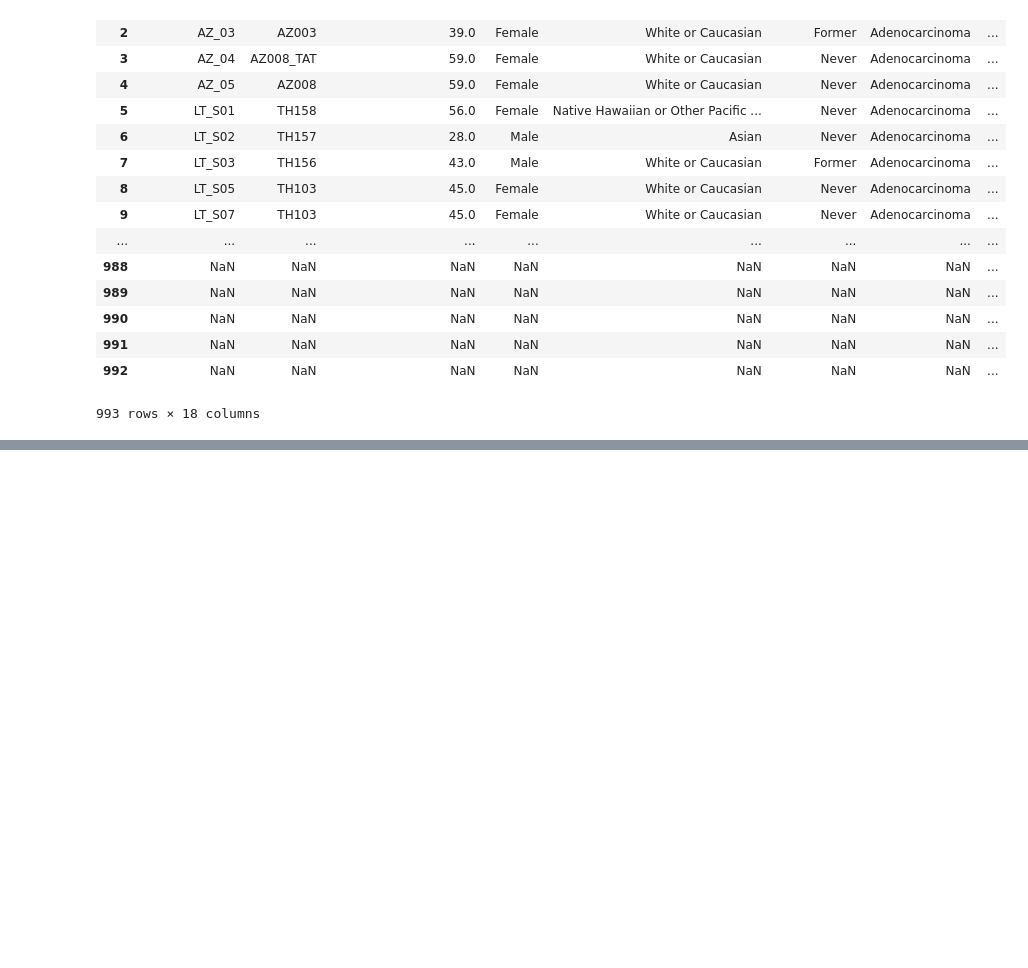
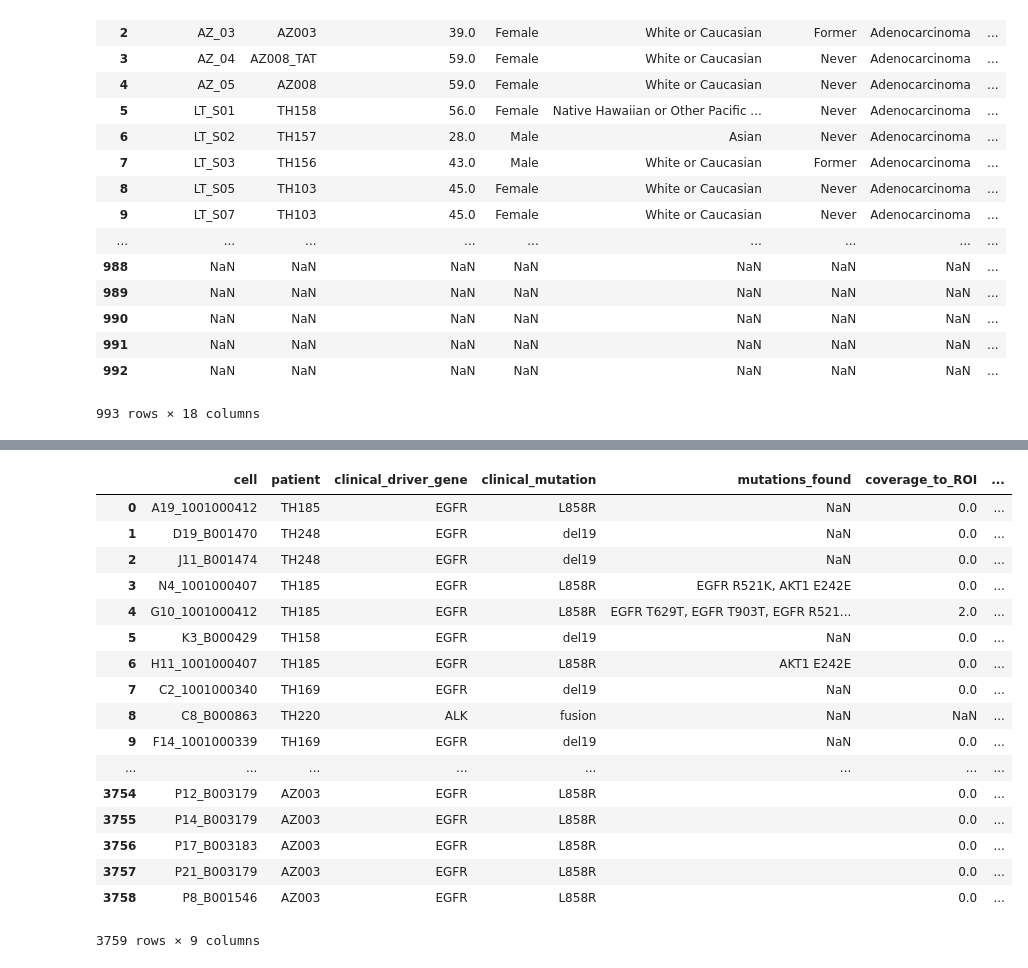
Before and after one commit to lincoln-harris/process_new_cells, a Jupyter notebook: validation_tables/create_validation_table.ipynb, the cells around one changed output, grey strips where cells are left out. Cells and saved outputs as stored; diff of their text form; code cells hidden in the pictures; blank space fills up the shorter version.

```diff
--- a/validation_tables/create_validation_table.ipynb
+++ b/validation_tables/create_validation_table.ipynb
@@ -154,0 +173,29 @@ cell
+# %%
+# fuck it let me add the nontumor as well
+for cell in list(nontumor_matches_df.index):
+    if cell not in list(valtable_52219.cell):
+        print(cell)
+        sample = nontumor_matches_df.loc[cell].sample_name
+        meta_row = supp_meta[supp_meta['Sample Name'] == sample]
+        patient_id = list(meta_row['Patient ID'])[0]
+        driver_mut_str = list(meta_row['Oncogenic Driver Mutation'])[0]
+
+        try:
+            driver_gene = driver_mut_str.split(' ')[0]
+            driver_mut = driver_mut_str.split(' ')[1]
+        except IndexError:   # one of these guys is only annotated as 'EGFR' for some reason
+            driver_gene = driver_mut_str.split(' ')[0]
+            driver_mut = ''
+
+        new_row = {} # use a dict instead of a df?
+        new_row['cell'] = cell
+        new_row['patient'] = patient_id
+        new_row['clinical_driver_gene'] = driver_gene
+        new_row['clinical_mutation'] = driver_mut
+        new_row['mutations_found'] = ''
+        new_row['coverage_to_ROI'] = 0.0
+        new_row['clinical_mutation_found_bool'] = 0
+        new_row['tumorCell_bool'] = 0
+        new_row['sample_name'] = sample
+
+        valtable_52219 = valtable_52219.append(new_row, ignore_index=True)
@@ -154,0 +241,24 @@ cell
+# %%
+# nice!
+valtable_52219_tumor = valtable_52219[valtable_52219.tumorCell_bool == 1]
+valtable_52219_tumor = valtable_52219_tumor.reset_index(drop=True)
+valtable_52219_tumor
+# %% [output]
+|  | cell | patient | clinical_driver_gene | clinical_mutation | mutations_found | coverage_to_ROI | ... |
+| 0 | A19_1001000412 | TH185 | EGFR | L858R | NaN | 0.0 | ... |
+| 1 | D19_B001470 | TH248 | EGFR | del19 | NaN | 0.0 | ... |
+| 2 | J11_B001474 | TH248 | EGFR | del19 | NaN | 0.0 | ... |
+| 3 | N4_1001000407 | TH185 | EGFR | L858R | EGFR R521K, AKT1 E242E | 0.0 | ... |
+| 4 | G10_1001000412 | TH185 | EGFR | L858R | EGFR T629T, EGFR T903T, EGFR R521... | 2.0 | ... |
+| 5 | K3_B000429 | TH158 | EGFR | del19 | NaN | 0.0 | ... |
+| 6 | H11_1001000407 | TH185 | EGFR | L858R | AKT1 E242E | 0.0 | ... |
+| 7 | C2_1001000340 | TH169 | EGFR | del19 | NaN | 0.0 | ... |
+| 8 | C8_B000863 | TH220 | ALK | fusion | NaN | NaN | ... |
+| 9 | F14_1001000339 | TH169 | EGFR | del19 | NaN | 0.0 | ... |
+| ... | ... | ... | ... | ... | ... | ... | ... |
+| 3754 | P12_B003179 | AZ003 | EGFR | L858R |  | 0.0 | ... |
+| 3755 | P14_B003179 | AZ003 | EGFR | L858R |  | 0.0 | ... |
+| 3756 | P17_B003183 | AZ003 | EGFR | L858R |  | 0.0 | ... |
+| 3757 | P21_B003179 | AZ003 | EGFR | L858R |  | 0.0 | ... |
+| 3758 | P8_B001546 | AZ003 | EGFR | L858R |  | 0.0 | ... |
+3759 rows × 9 columns
```
Also changed, not shown: parts of 10 cells of this notebook.
